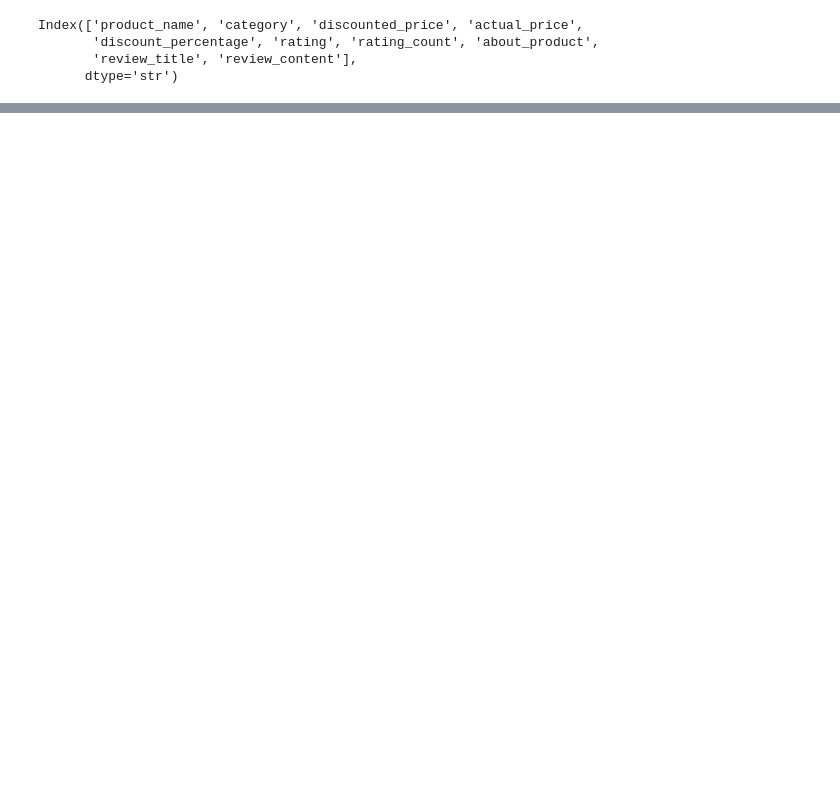
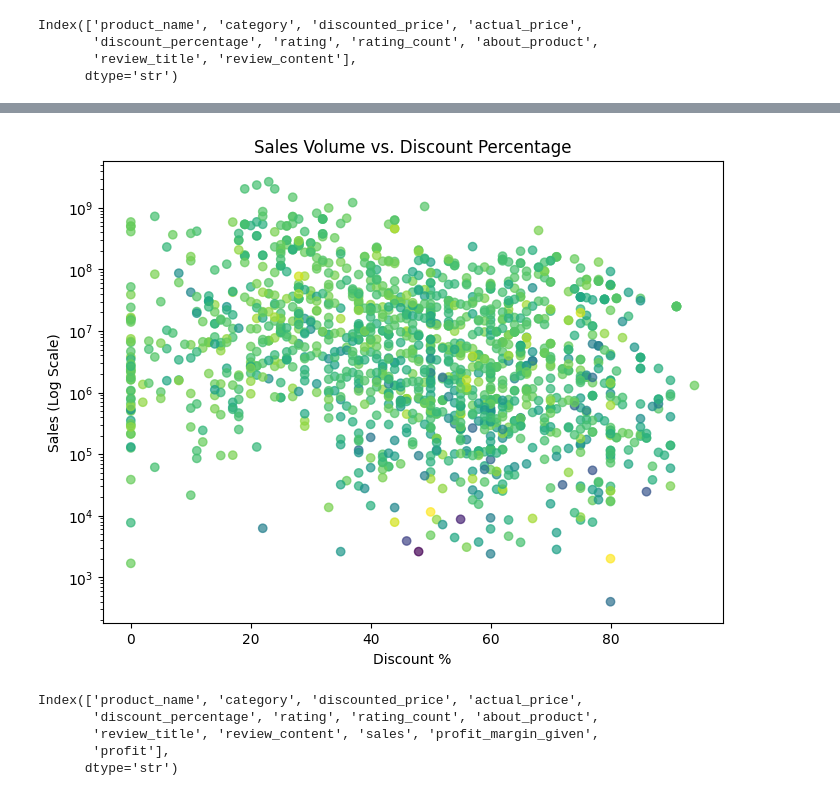
Before and after one commit to shubh229177/Amazon-Sales-Analysis, a Jupyter notebook: main.ipynb, the cells around one changed output, grey strips where cells are left out. Drawn from its saved outputs; the diff is of its cells as text; code cells hidden in the pictures; blank space fills up the shorter version.

```diff
--- a/main.ipynb
+++ b/main.ipynb
@@ -115,0 +147,18 @@ data.head()
+# %%
+plt.figure(figsize=(8, 6))
+plt.scatter(data['discount_percentage'], data['sales'], c=data['rating'], cmap='viridis', alpha=0.7)
+plt.yscale('log') # Use log scale since sales numbers span wide ranges
+plt.title('Sales Volume vs. Discount Percentage')
+plt.xlabel('Discount %')
+plt.ylabel('Sales (Log Scale)')
+plt.show()
+# %% [output]
+[figure, added]
+# %%
+data.columns
+# %% [output]
+Index(['product_name', 'category', 'discounted_price', 'actual_price',
+       'discount_percentage', 'rating', 'rating_count', 'about_product',
+       'review_title', 'review_content', 'sales', 'profit_margin_given',
+       'profit'],
+      dtype='str')
```
Also changed, not shown: parts of 6 cells of this notebook.
